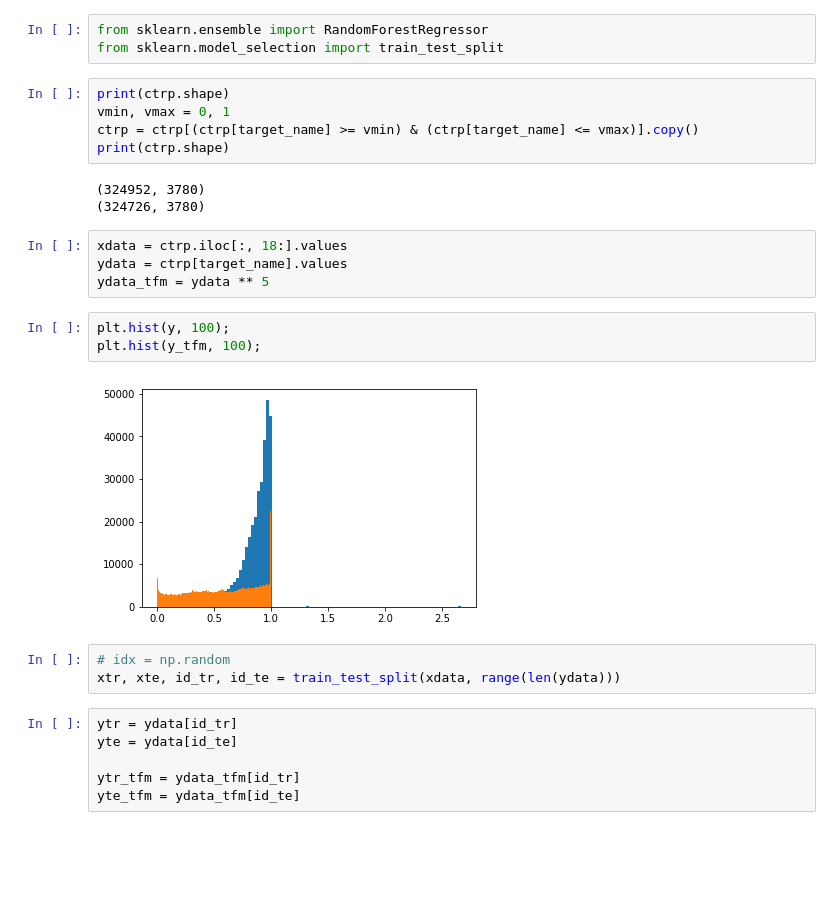
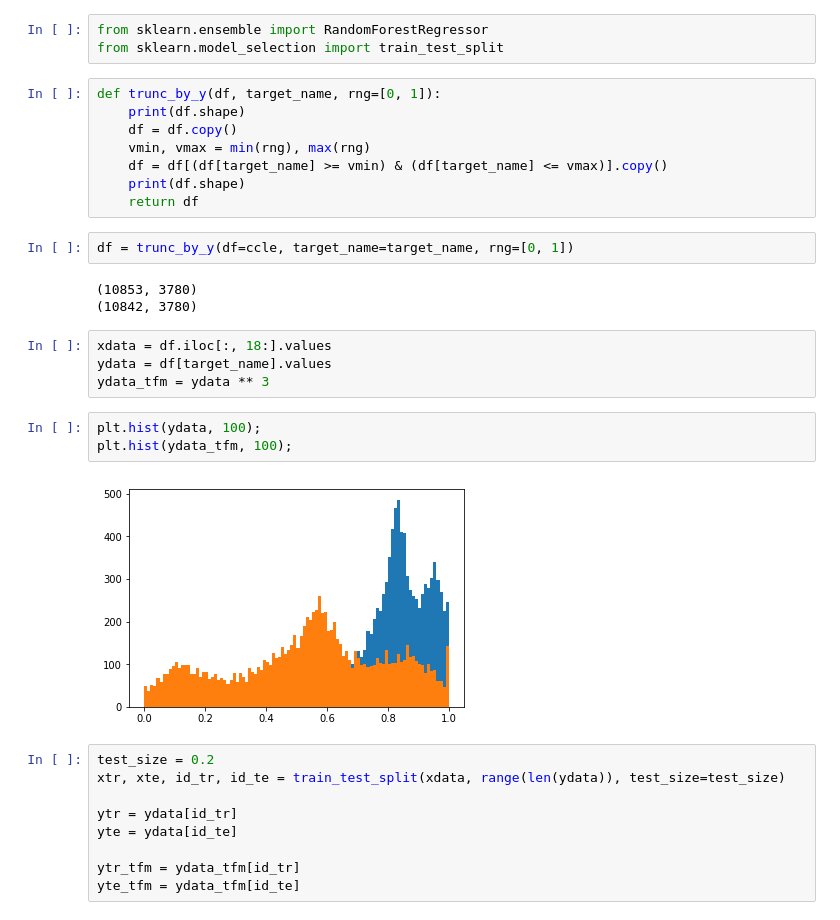
Before and after one commit to adpartin/pilot1, a Jupyter notebook: notebooks/rsp_tfms.ipynb, the cells around one changed output. Cells and saved outputs as stored; diff of their text form; blank space fills up the shorter version.

```diff
--- a/notebooks/rsp_tfms.ipynb
+++ b/notebooks/rsp_tfms.ipynb
@@ -137,30 +182,35 @@ del data
 # %%
 from sklearn.ensemble import RandomForestRegressor
 from sklearn.model_selection import train_test_split
-# %%
-print(ctrp.shape)
-vmin, vmax = 0, 1
-ctrp = ctrp[(ctrp[target_name] >= vmin) & (ctrp[target_name] <= vmax)].copy()
-print(ctrp.shape)
-# %% [output]
-(324952, 3780)
-(324726, 3780)
+# %%
+def trunc_by_y(df, target_name, rng=[0, 1]):
+    print(df.shape)
+    df = df.copy()
+    vmin, vmax = min(rng), max(rng)
+    df = df[(df[target_name] >= vmin) & (df[target_name] <= vmax)].copy()
+    print(df.shape)
+    return df
+# %%
+df = trunc_by_y(df=ccle, target_name=target_name, rng=[0, 1])
+# %% [output]
+(10853, 3780)
+(10842, 3780)
 # %%
-xdata = ctrp.iloc[:, 18:].values
-ydata = ctrp[target_name].values
-ydata_tfm = ydata ** 5
+xdata = df.iloc[:, 18:].values
+ydata = df[target_name].values
+ydata_tfm = ydata ** 3
 # %%
-plt.hist(y, 100);
-plt.hist(y_tfm, 100);
+plt.hist(ydata, 100);
+plt.hist(ydata_tfm, 100);
 # %% [output]
-[figure, old version]
+[figure, new version]
 # %%
-# idx = np.random
-xtr, xte, id_tr, id_te = train_test_split(xdata, range(len(ydata)))
+test_size = 0.2
+xtr, xte, id_tr, id_te = train_test_split(xdata, range(len(ydata)), test_size=test_size)
+
+ytr = ydata[id_tr]
+yte = ydata[id_te]
+
+ytr_tfm = ydata_tfm[id_tr]
+yte_tfm = ydata_tfm[id_te]
-# %%
-ytr = ydata[id_tr]
-yte = ydata[id_te]
-
-ytr_tfm = ydata_tfm[id_tr]
-yte_tfm = ydata_tfm[id_te]
 # %%
```
Also changed, not shown: parts of 26 cells of this notebook.
